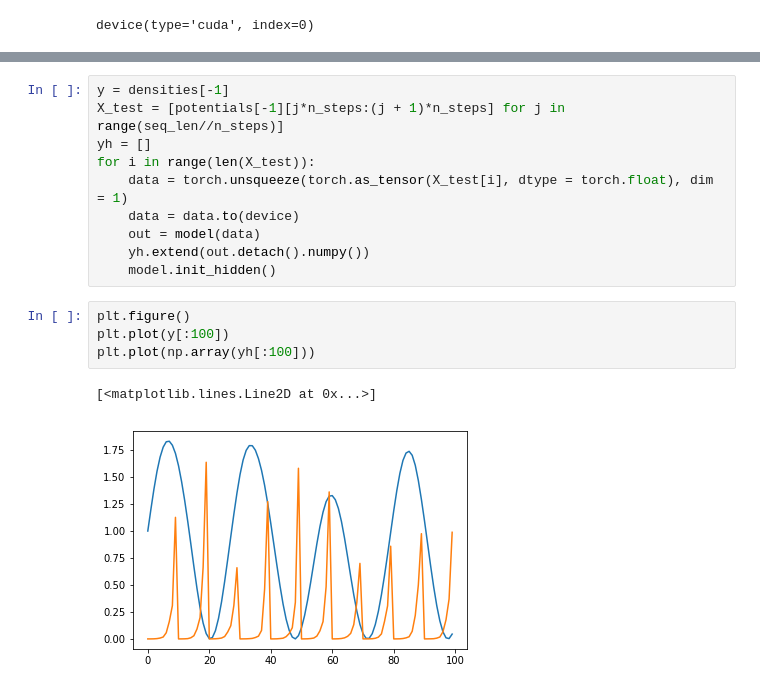
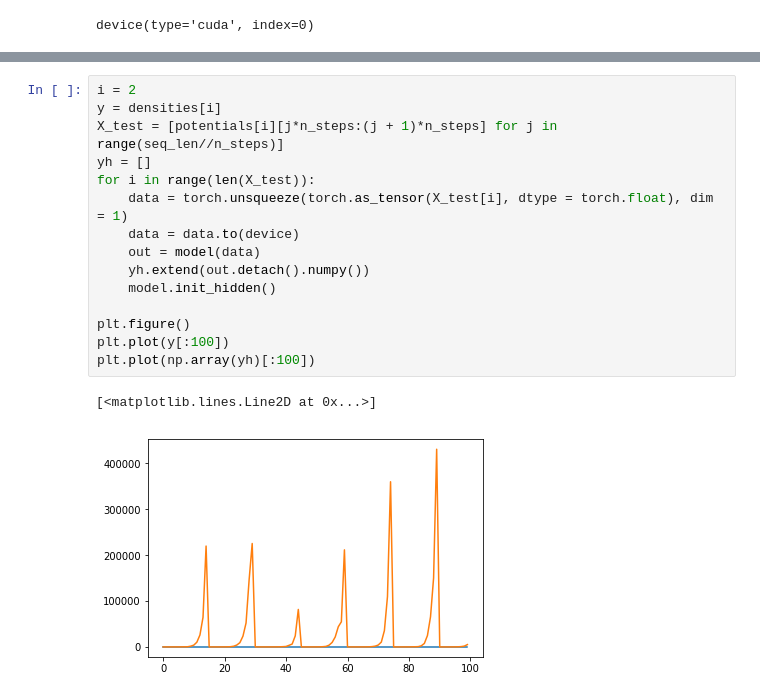
Before and after one commit to meersuri/JupyterNotebooks, a Jupyter notebook: Potential to Density RNN.ipynb, the cells around one changed output, grey strips where cells are left out. Saved outputs shown, nothing was run; the diff lists cells and outputs as text.

```diff
--- a/Potential to Density RNN.ipynb
+++ b/Potential to Density RNN.ipynb
@@ -182,20 +229,21 @@ target
 # %%
-y = densities[-1]
-X_test = [potentials[-1][j*n_steps:(j + 1)*n_steps] for j in range(seq_len//n_steps)]
+i = 2
+y = densities[i]
+X_test = [potentials[i][j*n_steps:(j + 1)*n_steps] for j in range(seq_len//n_steps)]
 yh = []
 for i in range(len(X_test)):
     data = torch.unsqueeze(torch.as_tensor(X_test[i], dtype = torch.float), dim = 1)
     data = data.to(device)
     out = model(data)
     yh.extend(out.detach().numpy())
     model.init_hidden()
+
+plt.figure()
+plt.plot(y[:100])
+plt.plot(np.array(yh)[:100])
+# %% [output]
+[<matplotlib.lines.Line2D at 0x...>]
+[figure, added]
-# %%
-plt.figure()
-plt.plot(y[:100])
-plt.plot(np.array(yh[:100]))
-# %% [output]
-[<matplotlib.lines.Line2D at 0x...>]
-[figure, removed]
 # %%
 model.W
 # %% [output]
```
Also changed, not shown: parts of 19 cells of this notebook, 7 other files.
